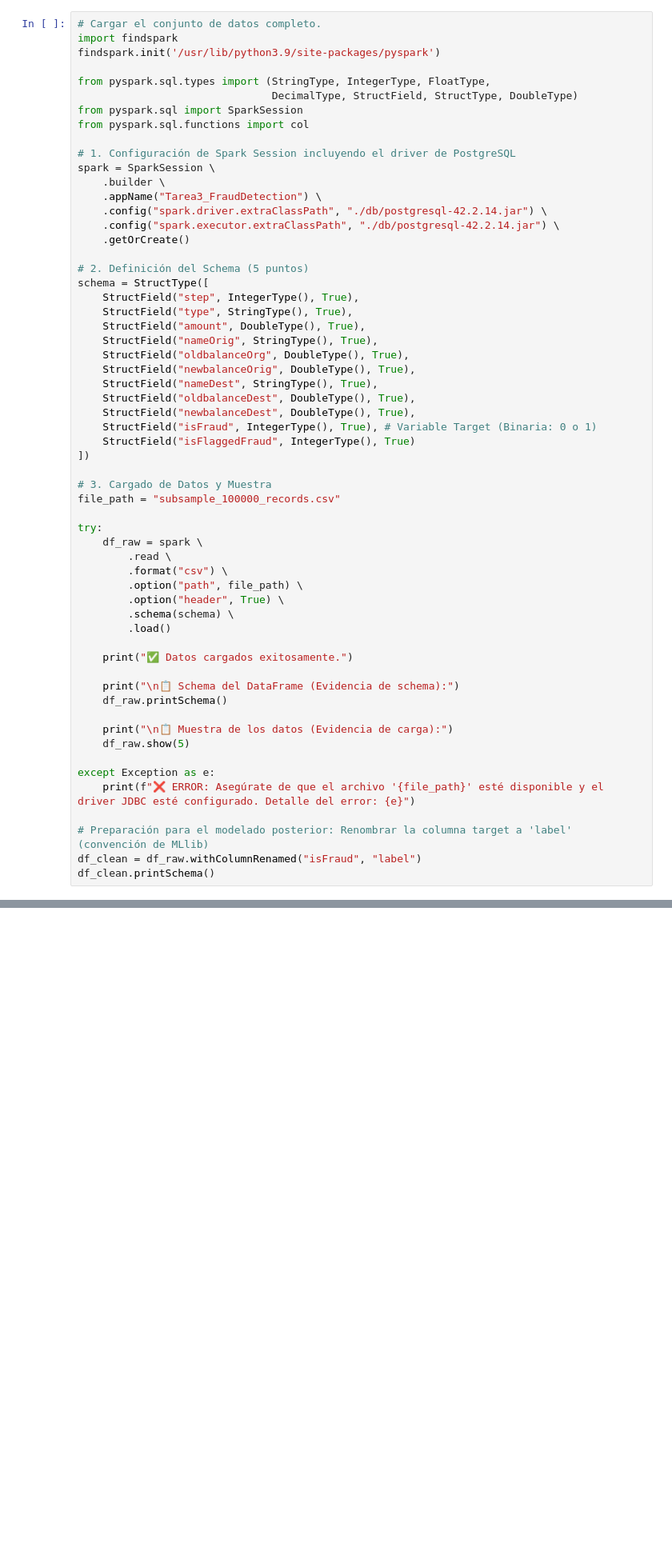
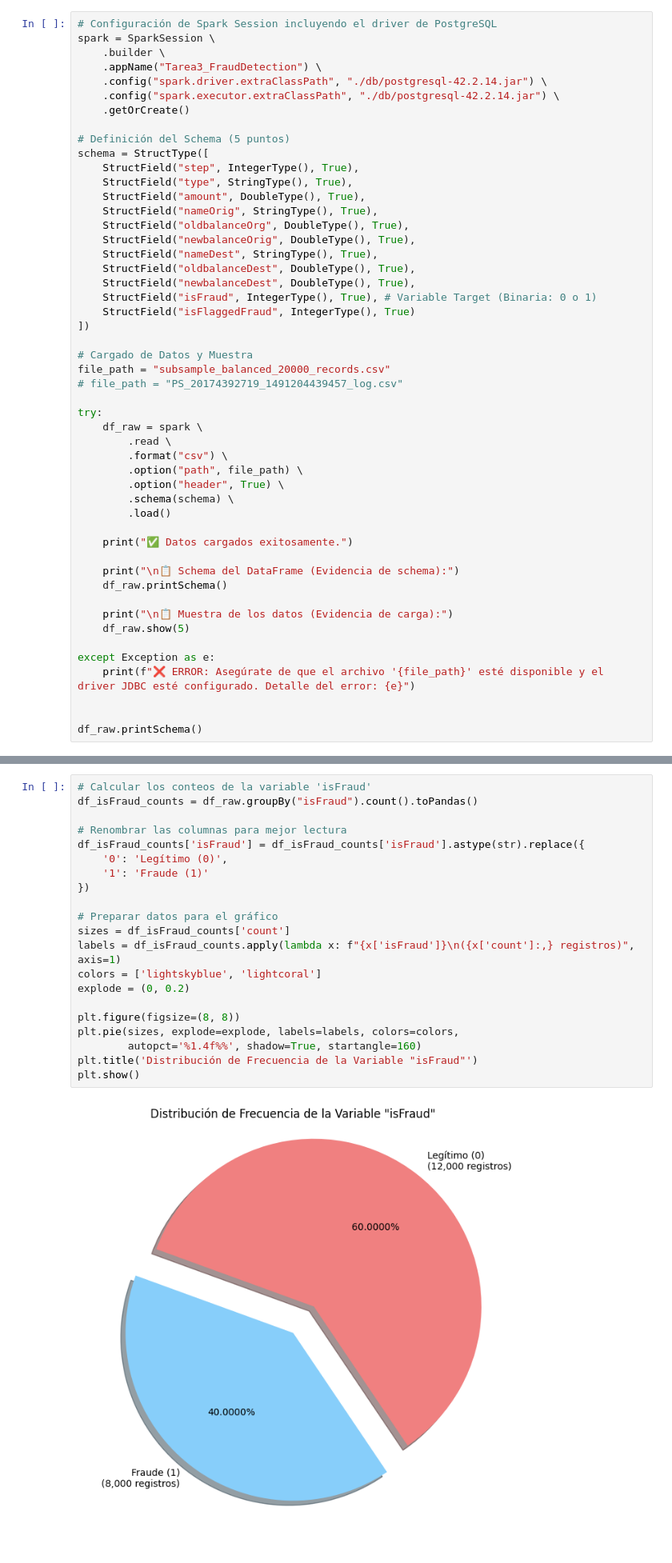
Before and after one commit to ValeriaGA/Big_Data_Course, a Jupyter notebook: Tarea 3/BigData-tarea3.ipynb, the cells around one changed output, grey strips where cells are left out. Shown at 80% size. Drawn from its saved outputs; the diff is of its cells as text; blank space fills up the shorter version.

```diff
--- a/Tarea 3/BigData-tarea3.ipynb
+++ b/Tarea 3/BigData-tarea3.ipynb
@@ -45,16 +82,7 @@ El dataset contiene las siguientes columnas principales:
 # Lectura y limpieza (5 puntos)
 En las celdas siguientes leeremos los datos de un archivo CSV y realizaremos diferentes pasos para poder cargar los datos a una tabla en PostgreSQL que almacenará el conjunto de datos en su forma deseada para abordar el análisis.
 # %%
-# Cargar el conjunto de datos completo.
-import findspark
-findspark.init('/usr/lib/python3.9/site-packages/pyspark')
-
-from pyspark.sql.types import (StringType, IntegerType, FloatType,
-                               DecimalType, StructField, StructType, DoubleType)
-from pyspark.sql import SparkSession
-from pyspark.sql.functions import col
-
-# 1. Configuración de Spark Session incluyendo el driver de PostgreSQL
+# Configuración de Spark Session incluyendo el driver de PostgreSQL
 spark = SparkSession \
     .builder \
     .appName("Tarea3_FraudDetection") \
@@ -62,7 +90,7 @@ spark = SparkSession \
     .config("spark.executor.extraClassPath", "./db/postgresql-42.2.14.jar") \
     .getOrCreate()
 
-# 2. Definición del Schema (5 puntos)
+# Definición del Schema (5 puntos)
 schema = StructType([
     StructField("step", IntegerType(), True),
     StructField("type", StringType(), True),
@@ -77,8 +105,9 @@ schema = StructType([
     StructField("isFlaggedFraud", IntegerType(), True)
 ])
 
-# 3. Cargado de Datos y Muestra
-file_path = "subsample_100000_records.csv"
+# Cargado de Datos y Muestra
+file_path = "subsample_balanced_20000_records.csv"
+# file_path = "PS_20174392719_1491204439457_log.csv"
 
 try:
     df_raw = spark \
@@ -100,7 +129,6 @@ try:
 except Exception as e:
     print(f"❌ ERROR: Asegúrate de que el archivo '{file_path}' esté disponible y el driver JDBC esté configurado. Detalle del error: {e}")
 
-# Preparación para el modelado posterior: Renombrar la columna target a 'label' (convención de MLlib)
-df_clean = df_raw.withColumnRenamed("isFraud", "label")
-df_clean.printSchema()
+
+df_raw.printSchema()
 # %% [output]
@@ -186,0 +301,23 @@ correct_types_df \
+# %%
+# Calcular los conteos de la variable 'isFraud'
+df_isFraud_counts = df_raw.groupBy("isFraud").count().toPandas()
+
+# Renombrar las columnas para mejor lectura
+df_isFraud_counts['isFraud'] = df_isFraud_counts['isFraud'].astype(str).replace({
+    '0': 'Legítimo (0)',
+    '1': 'Fraude (1)'
+})
+
+# Preparar datos para el gráfico
+sizes = df_isFraud_counts['count']
+labels = df_isFraud_counts.apply(lambda x: f"{x['isFraud']}\n({x['count']:,} registros)", axis=1)
+colors = ['lightskyblue', 'lightcoral']
+explode = (0, 0.2)
+
+plt.figure(figsize=(8, 8))
+plt.pie(sizes, explode=explode, labels=labels, colors=colors,
+        autopct='%1.4f%%', shadow=True, startangle=160)
+plt.title('Distribución de Frecuencia de la Variable "isFraud"')
+plt.show()
+# %% [output]
+[figure, added]
```
Also changed, not shown: parts of 40 cells of this notebook, 10 other files.
